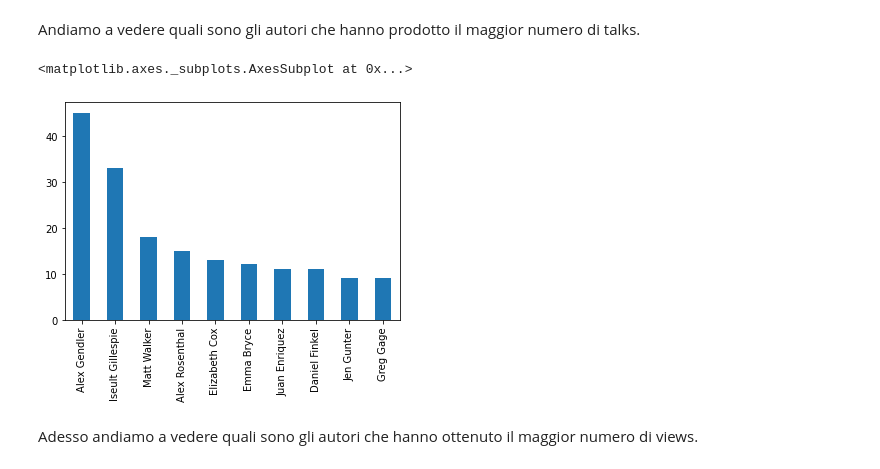
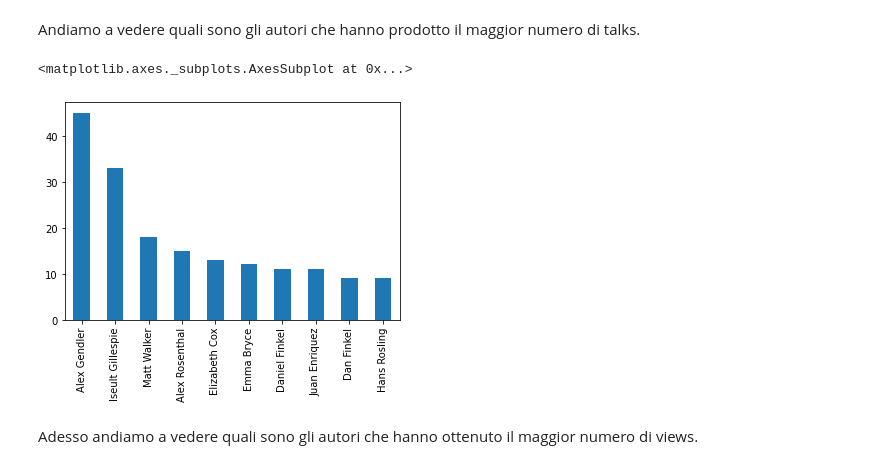
Before and after one commit to Fili00/Analisi_TedTalkDataset, a Jupyter notebook: progetto.ipynb, the cells around one changed output. Saved outputs shown, nothing was run; the diff lists cells and outputs as text; code cells hidden in the pictures.

```diff
--- a/progetto.ipynb
+++ b/progetto.ipynb
@@ -130,12 +130,12 @@ ted.sort_values(by='ratio', ascending=False, ignore_index=True).nlargest(10, 'ra
 # %% [markdown]
 Andiamo a vedere quali sono gli autori che hanno prodotto il maggior numero di talks.
 # %%
-authorProduct = ted['author'].value_counts()
+authorProduct = ted.sort_values(by='author')['author'].value_counts()
 authorProductLimited = authorProduct.nlargest(10)
 authorProductLimited.plot(kind='bar')
 # %% [output]
 <matplotlib.axes._subplots.AxesSubplot at 0x...>
-[figure, old version]
+[figure, new version]
 # %% [markdown]
 Adesso andiamo a vedere quali sono gli autori che hanno ottenuto il maggior numero di views.
 # %%
```
Also changed, not shown: parts of 12 cells of this notebook.
